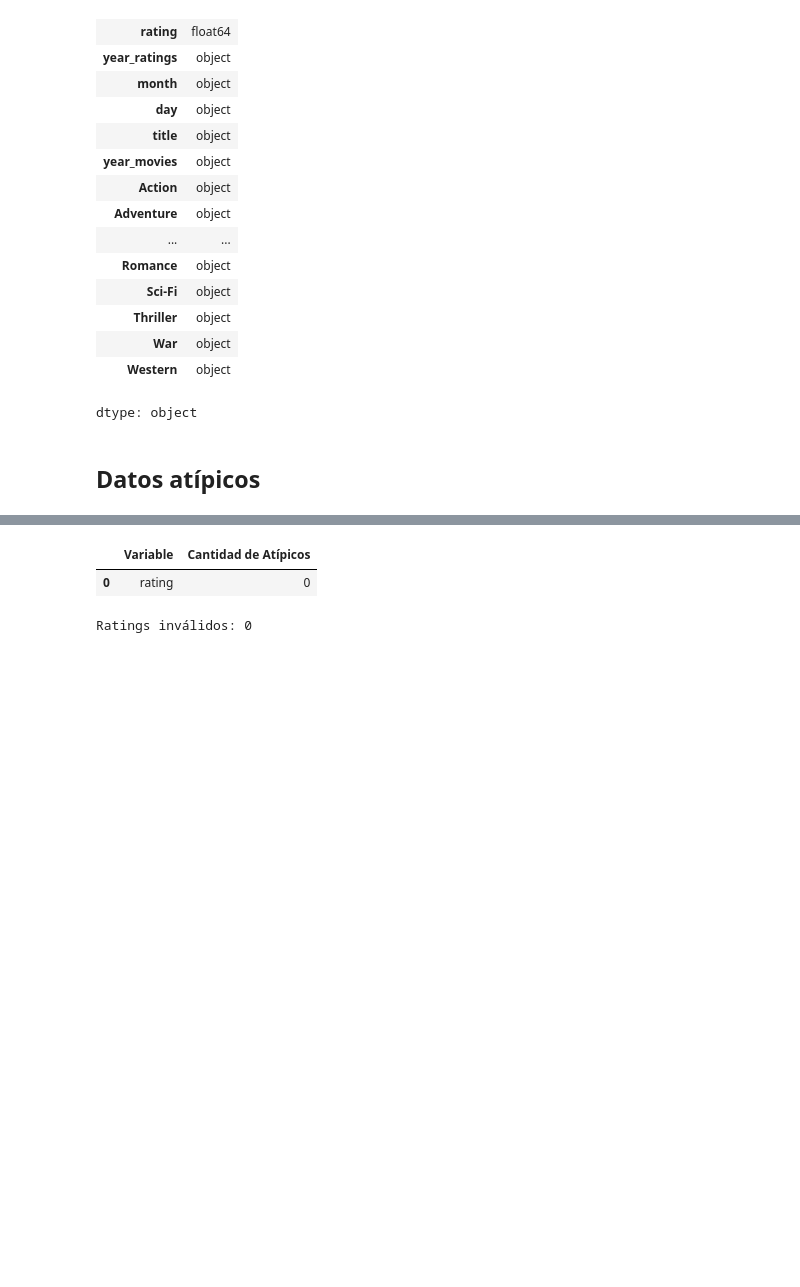
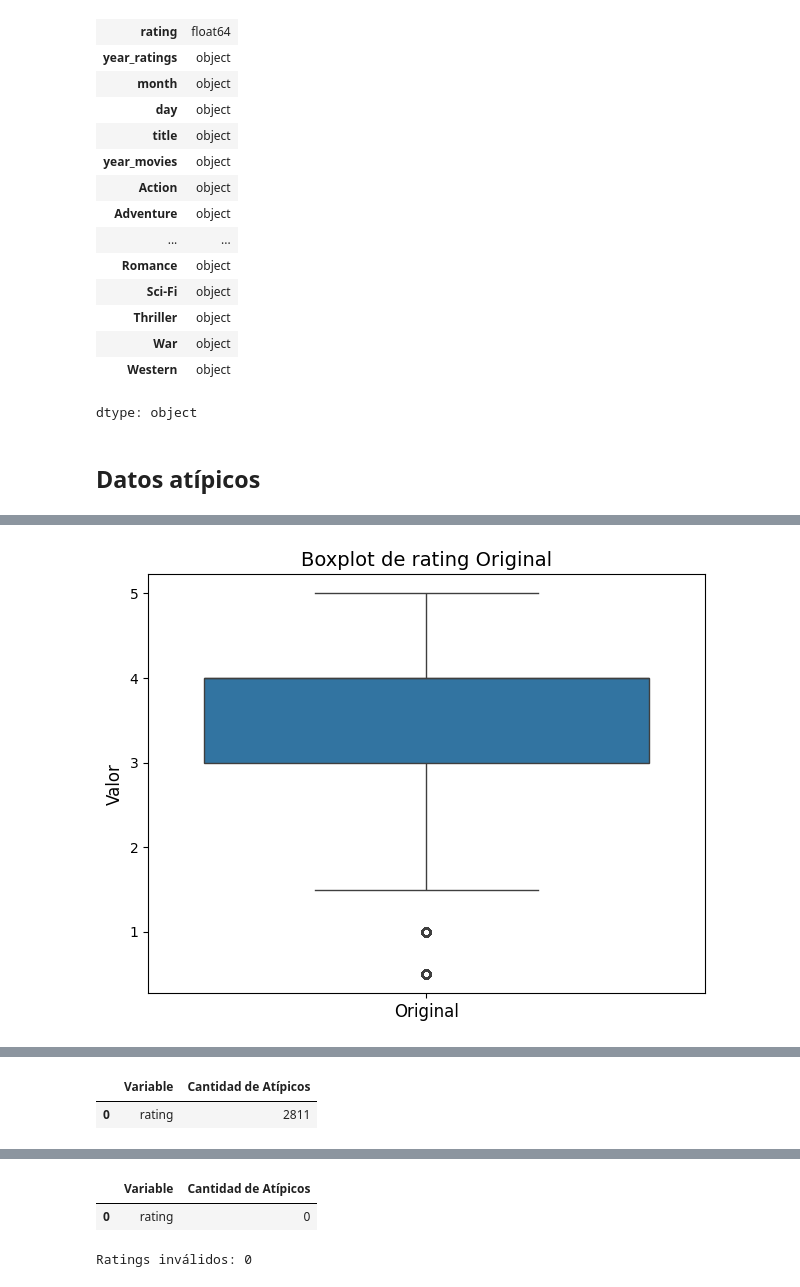
Before and after one commit to josedavidm12/sistemas_recomendacion, a Jupyter notebook: c_limpieza.ipynb, the cells around one changed output, grey strips where cells are left out. Drawn from its saved outputs; the diff is of its cells as text; code cells hidden in the pictures; blank space fills up the shorter version.

```diff
--- a/c_limpieza.ipynb
+++ b/c_limpieza.ipynb
@@ -216,37 +154,0 @@ outliers_df
-# %%
-# prompt: Imputación de atípicos con la media
-
-import numpy as np
-# Imputación de atípicos con la media
-
-def impute_outliers_with_mean(df, column):
-    """
-    Imputa los valores atípicos de una columna con la media de la columna.
-
-    Args:
-        df: DataFrame de pandas.
-        column: Nombre de la columna a imputar.
-    """
-
-    numeric_cols = df.select_dtypes(include=[np.number]).columns
-
-    if column not in numeric_cols:
-        print(f"La columna '{column}' no es numérica.")
-        return df
-
-    col_data = df[column].dropna()
-
-    # Calcular IQR
-    Q1 = col_data.quantile(0.25)
-    Q3 = col_data.quantile(0.75)
-    IQR = Q3 - Q1
-    lower_bound = Q1 - 1.5 * IQR
-    upper_bound = Q3 + 1.5 * IQR
-
-    # Identificar y reemplazar los valores atípicos con la media
-    mean_value = col_data.mean()
-    df.loc[(df[column] < lower_bound) | (df[column] > upper_bound), column] = mean_value
-    return df
-
-df_final = impute_outliers_with_mean(df_final, 'rating')
-df_final.head()
@@ -260,0 +155,4 @@ df_final.head()
+# %%
+fn.visual_outliers(df_final)
+# %% [output]
+[figure, added]
@@ -260,0 +160,5 @@ df_final.head()
+# %%
+fn.contar_outliers_iqr(df_final)
+# %% [output]
+|  | Variable | Cantidad de Atípicos |
+| 0 | rating | 2811 |
```
Also changed, not shown: parts of 8 cells of this notebook, 1 other file.
